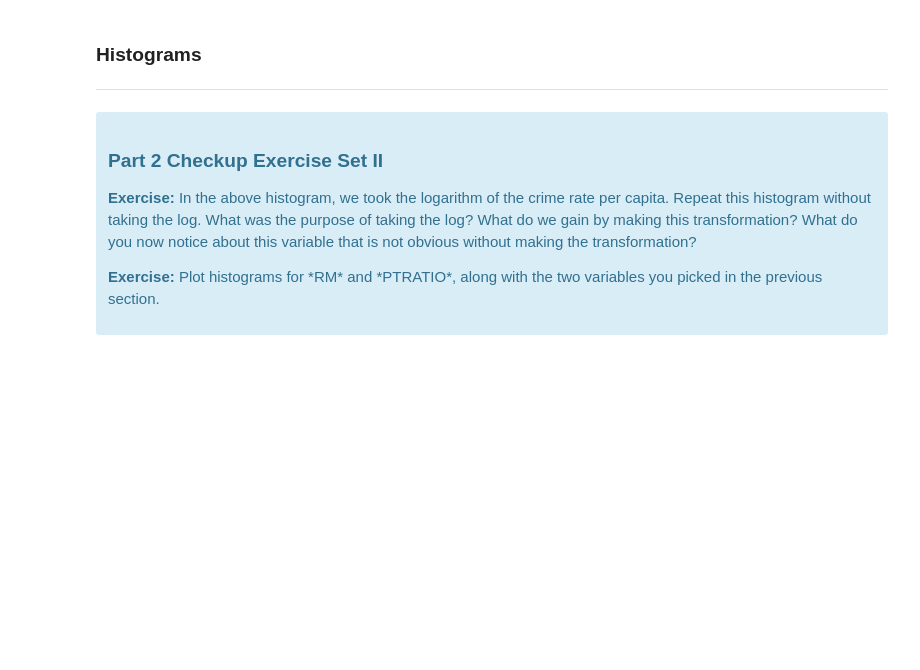
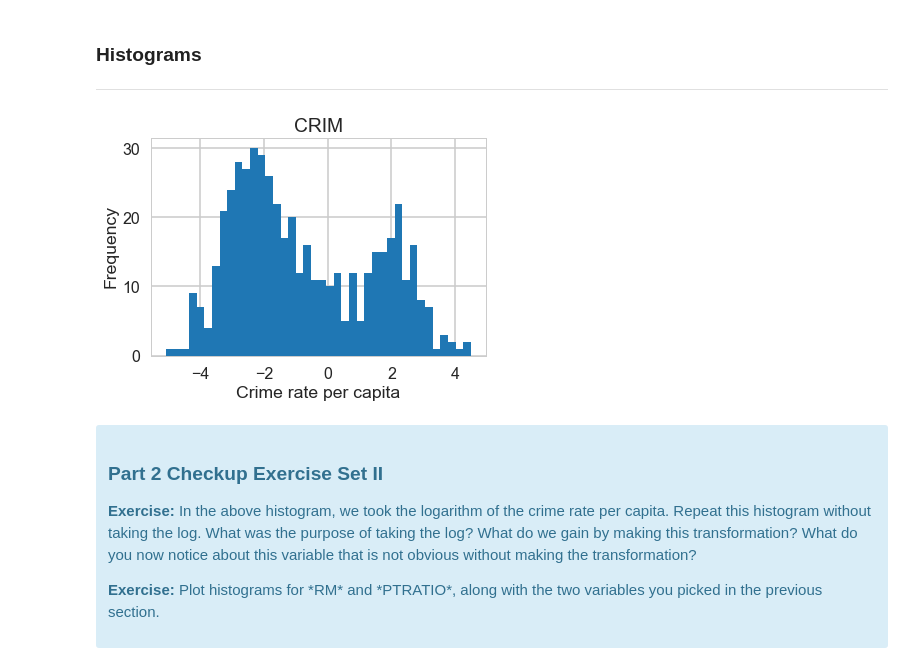
Before and after one commit to pdkim1208/Springboard, a Jupyter notebook: Mini_Project_Linear_Regression.ipynb, the cells around one changed output. Cells and saved outputs as stored; diff of their text form; code cells hidden in the pictures; blank space fills up the shorter version.

```diff
--- a/Mini_Project_Linear_Regression.ipynb
+++ b/Mini_Project_Linear_Regression.ipynb
@@ -298,11 +333,13 @@ sns.regplot(y="PRICE", x="RM", data=bos, fit_reg = True)
 ### Histograms
 ***
 # %%
-plt.hist(np.log(bos.CRIM))
+plt.hist(np.log(bos.CRIM), bins = 40)
 plt.title("CRIM")
 plt.xlabel("Crime rate per capita")
-plt.ylabel("Frequencey")
+plt.ylabel("Frequency")
 plt.show()
+# %% [output]
+[figure, added]
 # %% [markdown]
 <div class="span5 alert alert-info">
 <h3>Part 2 Checkup Exercise Set II</h3>
```
Also changed, not shown: parts of 56 cells of this notebook.
